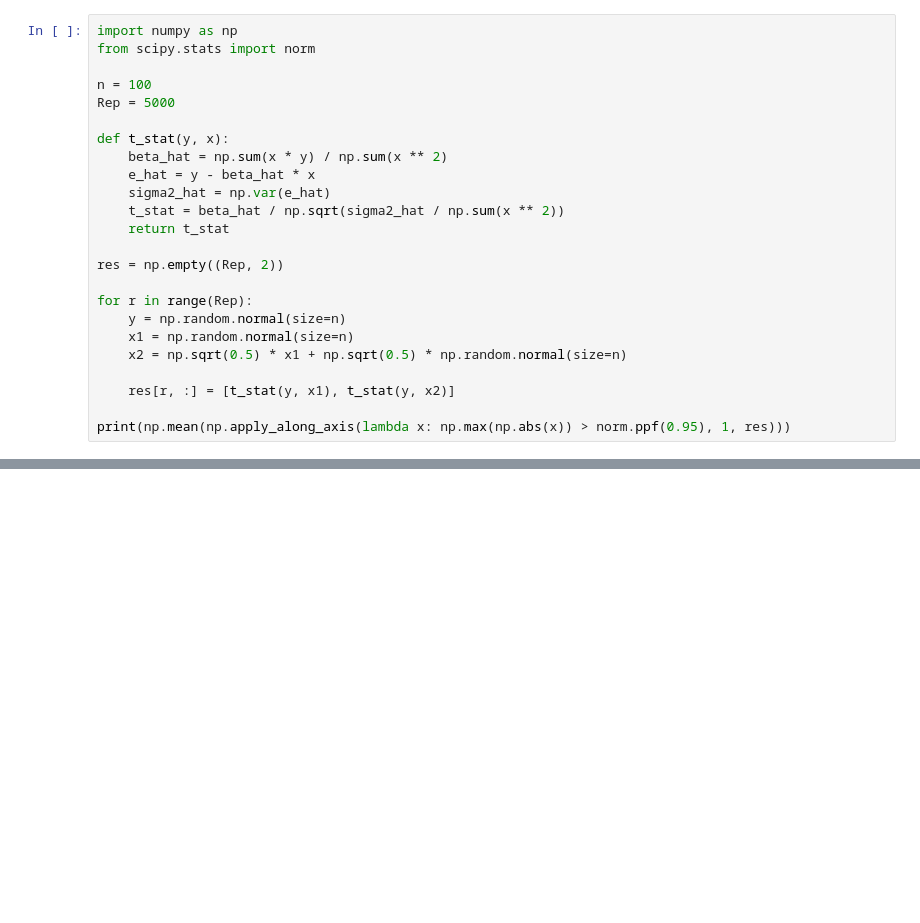
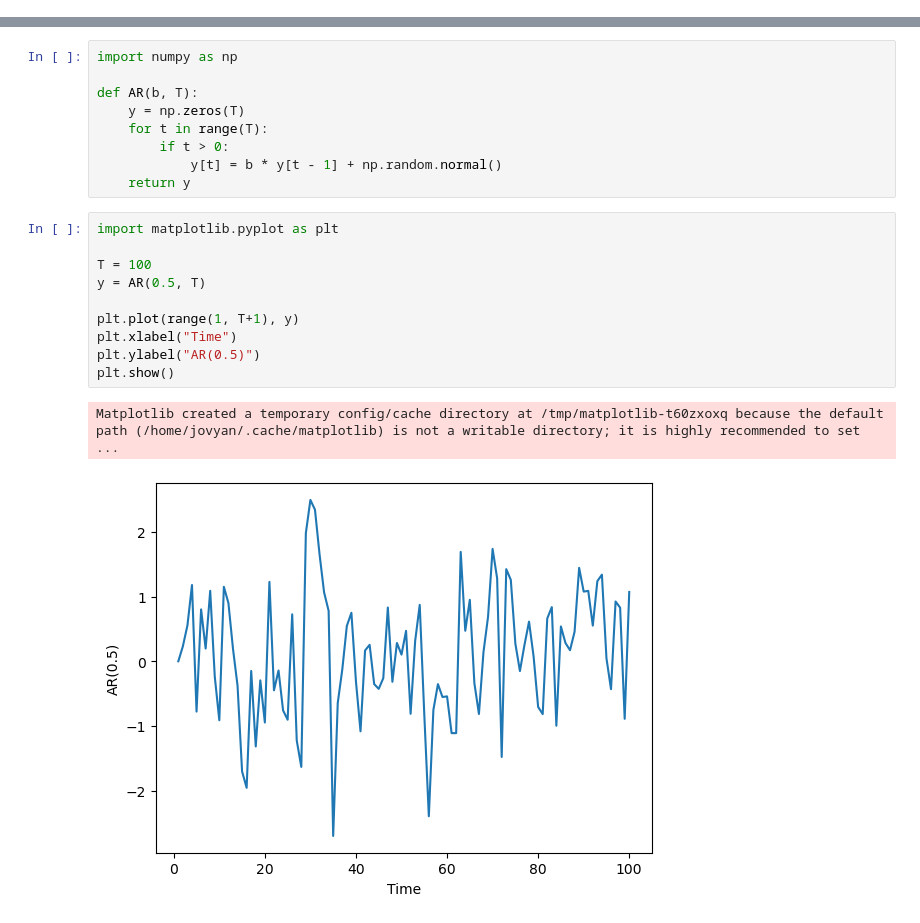
Before and after one commit to zhentaoshi/Econ_data_sci_python, a Jupyter notebook: Lecture_7.ipynb, the cells around one changed output, grey strips where cells are left out. Drawn from its saved outputs; the diff is of its cells as text; blank space fills up the shorter version.

```diff
--- a/Lecture_7.ipynb
+++ b/Lecture_7.ipynb
@@ -345,24 +0,0 @@ If we try two models, the size is inflated to about 17%.
-# %%
-import numpy as np
-from scipy.stats import norm
-
-n = 100
-Rep = 5000
-
-def t_stat(y, x):
-    beta_hat = np.sum(x * y) / np.sum(x ** 2)
-    e_hat = y - beta_hat * x
-    sigma2_hat = np.var(e_hat)
-    t_stat = beta_hat / np.sqrt(sigma2_hat / np.sum(x ** 2))
-    return t_stat
-
-res = np.empty((Rep, 2))
-
-for r in range(Rep):
-    y = np.random.normal(size=n)
-    x1 = np.random.normal(size=n)
-    x2 = np.sqrt(0.5) * x1 + np.sqrt(0.5) * np.random.normal(size=n)
-
-    res[r, :] = [t_stat(y, x1), t_stat(y, x2)]
-
-print(np.mean(np.apply_along_axis(lambda x: np.max(np.abs(x)) > norm.ppf(0.95), 1, res)))
@@ -593,0 +104,22 @@ smaller than the minimal population risk. The model is overfitted.
+# %%
+import numpy as np
+
+def AR(b, T):
+    y = np.zeros(T)
+    for t in range(T):
+        if t > 0:
+            y[t] = b * y[t - 1] + np.random.normal()
+    return y
+# %%
+import matplotlib.pyplot as plt
+
+T = 100
+y = AR(0.5, T)
+
+plt.plot(range(1, T+1), y)
+plt.xlabel("Time")
+plt.ylabel("AR(0.5)")
+plt.show()
+# %% [output]
+Matplotlib created a temporary config/cache directory at /tmp/matplotlib-t60zxoxq because the default path (/home/jovyan/.cache/matplotlib) is not a writable directory; it is highly recommended to set ...
+[figure, added]
```
Also changed, not shown: parts of 104 cells of this notebook, 7 other files.
